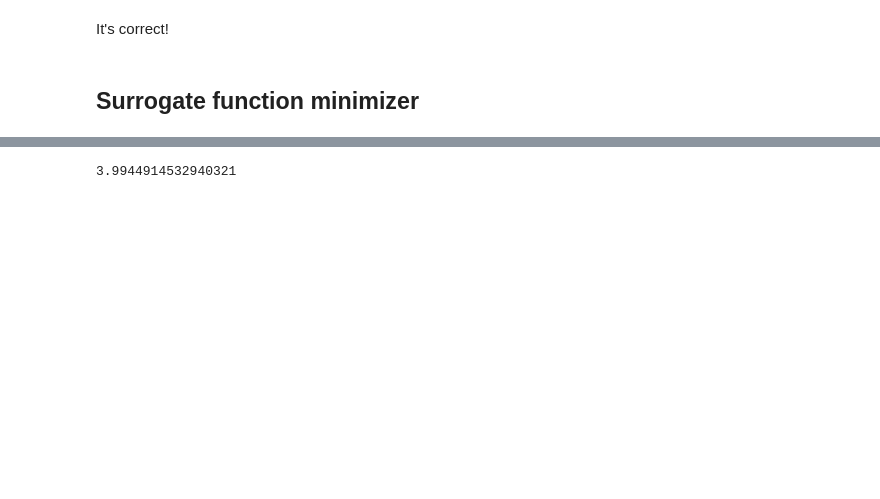
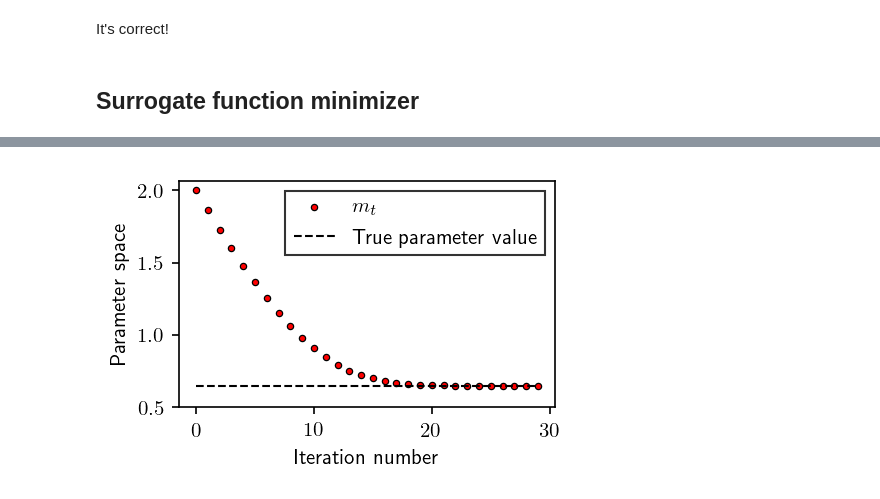
Before and after one commit to mirca/acceptance-rejection, a Jupyter notebook: examples/majorization_minimization_lower_bounds.ipynb, the cells around one changed output, grey strips where cells are left out. Drawn from its saved outputs; the diff is of its cells as text; code cells hidden in the pictures; blank space fills up the shorter version.

```diff
--- a/examples/majorization_minimization_lower_bounds.ipynb
+++ b/examples/majorization_minimization_lower_bounds.ipynb
@@ -82,8 +83,12 @@ mt = 0.5
+# %%
+mt = 2.
+mt_update_array = [mt]
 # %%
 i = 0
 while True:
-    mt_update = (1 + math.log(mt/omega) - sps.digamma(mt)
-                 + p * mt + (2 * np.sum(np.log(h)) - np.sum(h **2) / omega) / n) / p
+    mt_update = mt + (1 + math.log(mt/omega) - sps.digamma(mt)
+                 + (2 * np.sum(np.log(h)) - np.sum(h **2) / omega) / n) / p
+    mt_update_array.append(mt_update)
     if abs(mt - mt_update) < 1e-4:
         break
     mt = mt_update
@@ -95,4 +103,0 @@ i
-# %%
-mt_update
-# %% [output]
-3.9944914532940321
@@ -98,0 +110,11 @@ mt_update
+# %%
+plt.figure(figsize=(3.2360679775, 2))
+plt.plot(np.arange(0, i+2), mt_update_array, 'o', color='red', markeredgecolor='k', mew=.6, markersize=3., label=r"$m_{t}$")
+plt.plot(np.arange(0, i+2), nu*np.ones(i+2), 'k--', linewidth=1, label=r"True parameter value")
+plt.ylim(.5,)
+plt.xlabel('Iteration number')
+plt.ylabel('Parameter space')
+plt.legend(fancybox=False, numpoints=1, edgecolor='k')
+plt.savefig('mm.ps', transparent=True, bbox_inches='tight', pad_inches=.1)
+# %% [output]
+[figure, added]
```
Also changed, not shown: parts of 11 cells of this notebook, 9 other files.
